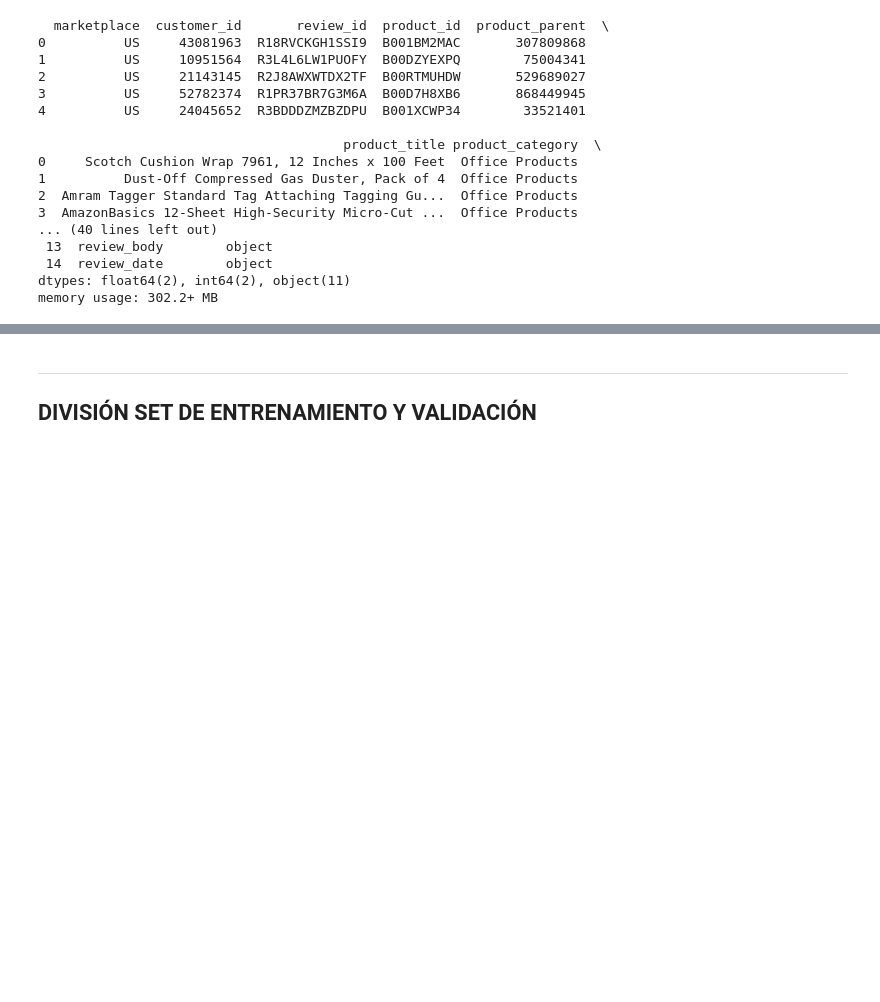
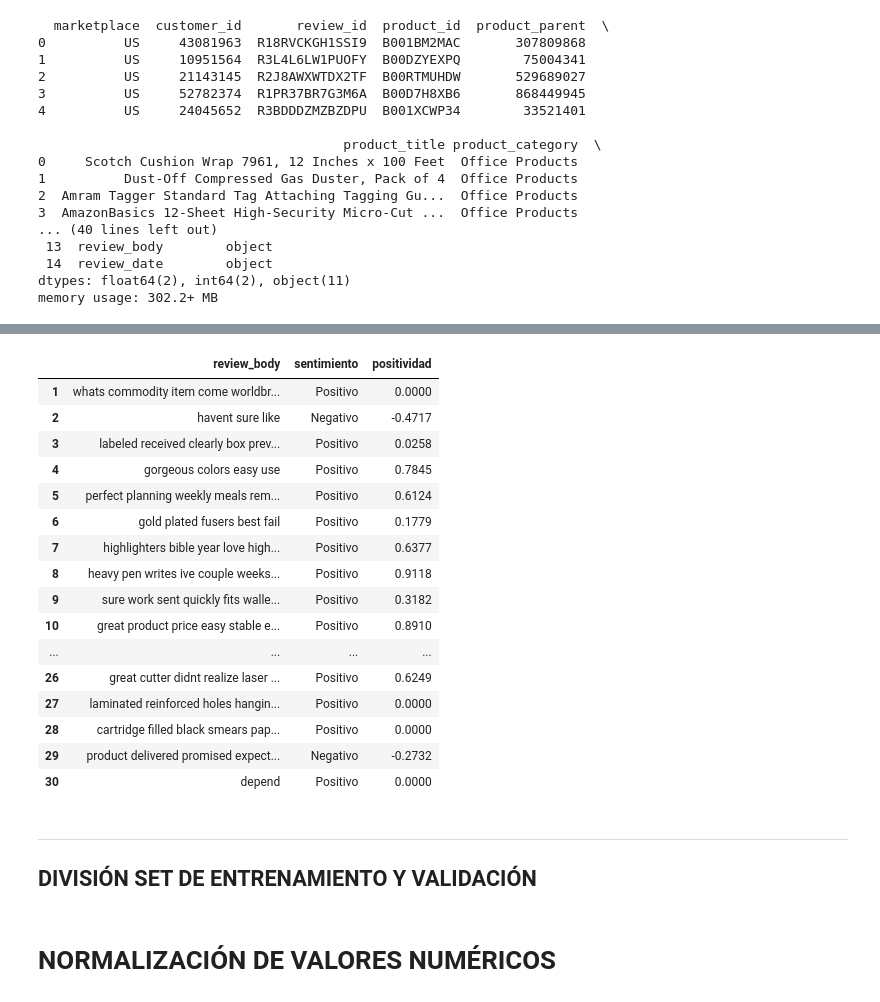
Before and after one commit to karimekirey/redesneuronales, a Jupyter notebook: Confiabilidad_Amazon.ipynb, the cells around one changed output, grey strips where cells are left out. Saved outputs shown, nothing was run; the diff lists cells and outputs as text; code cells hidden in the pictures; blank space fills up the shorter version.

```diff
--- a/Confiabilidad_Amazon.ipynb
+++ b/Confiabilidad_Amazon.ipynb
@@ -50,0 +49,5 @@ memory usage: 302.2+ MB
+# %%
+df['review_date'] = pd.to_datetime(df['review_date'])
+reviews_2015 = df[df['review_date'].dt.year == 2015]
+count_reviews_2015 = len(reviews_2015)
+print("El número de reseñas de 2015 es: ", count_reviews_2015)
@@ -53,7 +58,9 @@ memory usage: 302.2+ MB
 #labeling the columns
 columnas_quitar = ['marketplace', 'customer_id', 'review_id', 'product_parent', 'vine']
 datos=df.drop(columnas_quitar, axis=1)
+datos = datos[datos['review_date'].dt.year == 2015]
 print(datos.head(20))
+datos.shape
 # %% [output]
     product_id                                      product_title  \
 0   B001BM2MAC     Scotch Cushion Wrap 7961, 12 Inches x 100 Feet
@@ -135,0 +107,3 @@ data['helpful_votes'] = scaler.fit_transform(data['helpful_votes'].values.reshap
+# %%
+mapping = {'Y': 1, 'N': 0}
+datos['verified_purchase'] = datos['verified_purchase'].map(mapping)
@@ -135,0 +154,23 @@ data['helpful_votes'] = scaler.fit_transform(data['helpful_votes'].values.reshap
+# %%
+#ETIQUETACIÓN
+import nltk
+nltk.download('vader_lexicon')
+from nltk.sentiment import SentimentIntensityAnalyzer
+
+# Crea una instancia del analizador de sentimientos
+sia = SentimentIntensityAnalyzer()
+
+# Define una oración para analizar
+datos = pd.DataFrame(datos['review_body'])
+
+def obtener_sentimiento(reseña):
+    scores = sia.polarity_scores(reseña)
+    sentimiento = 'Positivo' if scores['compound'] >= 0 else 'Negativo'
+    positividad = scores['compound']
+    return sentimiento, positividad
+
+# Calificar el sentimiento de todas las reseñas y agregar las columnas correspondientes
+datos[['sentimiento', 'positividad']] = datos['review_body'].apply(lambda x: pd.Series(obtener_sentimiento(x)))
+
+# Imprimir el DataFrame con las columnas de sentimiento y positividad
+print(datos)
@@ -136,8 +197,28 @@ data['helpful_votes'] = scaler.fit_transform(data['helpful_votes'].values.reshap
 # %%
-display(datos.head(10))
+display(datos.head(30))
+# %% [output]
+|  | review_body | sentimiento | positividad |
+| 1 | whats commodity item come worldbr... | Positivo | 0.0000 |
+| 2 | havent sure like | Negativo | -0.4717 |
+| 3 | labeled received clearly box prev... | Positivo | 0.0258 |
+| 4 | gorgeous colors easy use | Positivo | 0.7845 |
+| 5 | perfect planning weekly meals rem... | Positivo | 0.6124 |
+| 6 | gold plated fusers best fail | Positivo | 0.1779 |
+| 7 | highlighters bible year love high... | Positivo | 0.6377 |
+| 8 | heavy pen writes ive couple weeks... | Positivo | 0.9118 |
+| 9 | sure work sent quickly fits walle... | Positivo | 0.3182 |
+| 10 | great product price easy stable e... | Positivo | 0.8910 |
+| ... | ... | ... | ... |
+| 26 | great cutter didnt realize laser ... | Positivo | 0.6249 |
+| 27 | laminated reinforced holes hangin... | Positivo | 0.0000 |
+| 28 | cartridge filled black smears pap... | Positivo | 0.0000 |
+| 29 | product delivered promised expect... | Negativo | -0.2732 |
+| 30 | depend | Positivo | 0.0000 |
 # %% [markdown]
 
 
 ---
 DIVISIÓN SET DE ENTRENAMIENTO Y VALIDACIÓN
 ---
+# %% [markdown]
+# NORMALIZACIÓN DE VALORES NUMÉRICOS
```
Also changed, not shown: parts of 12 cells of this notebook.
